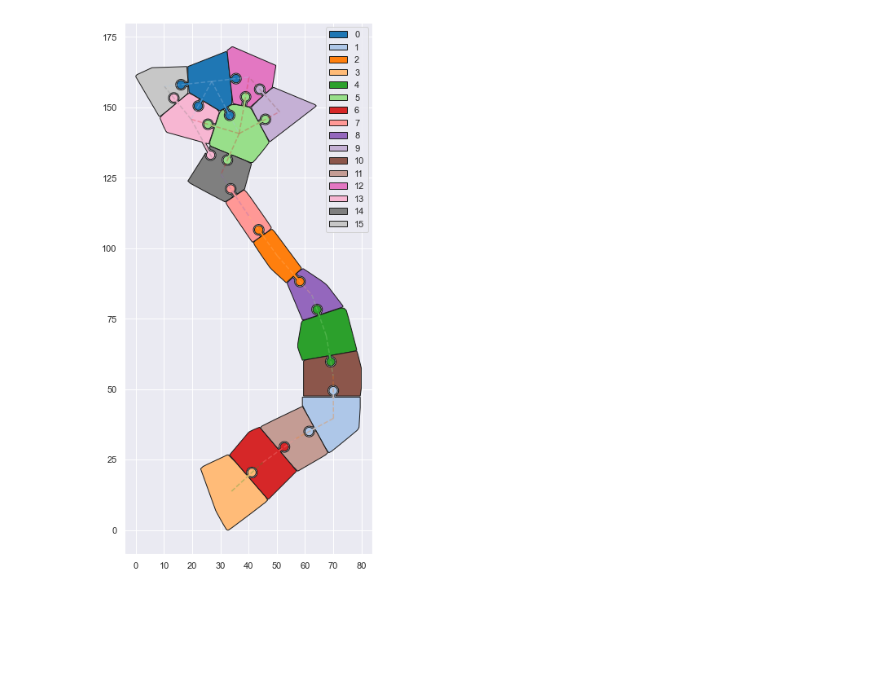
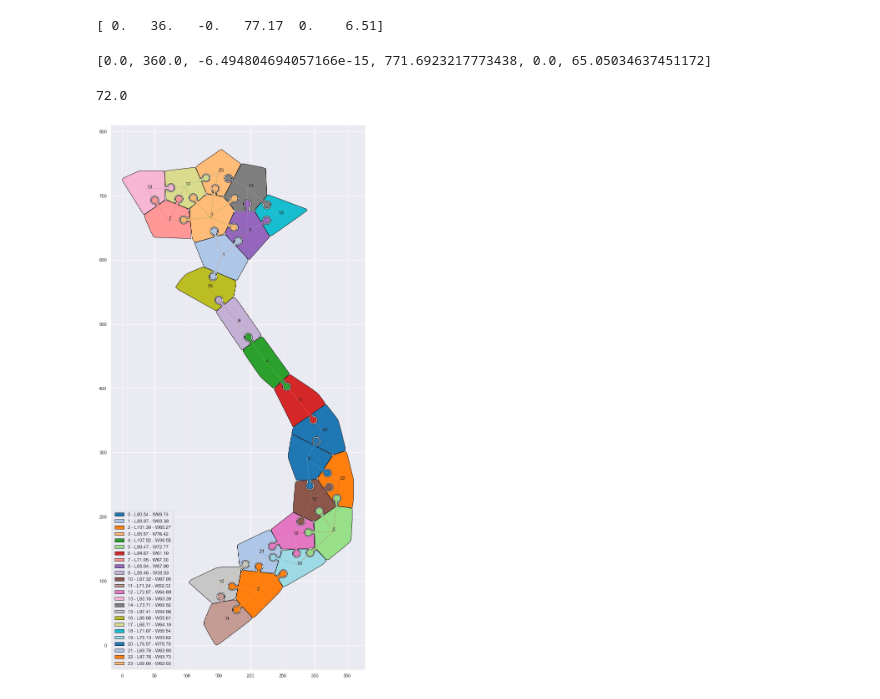
Before and after one commit to nickvazz/Puzzle3D, a Jupyter notebook: FinalPieces.ipynb, the cells around one changed output. Cells and saved outputs as stored; diff of their text form; code cells hidden in the pictures; blank space fills up the shorter version.

```diff
--- a/FinalPieces.ipynb
+++ b/FinalPieces.ipynb
@@ -15,11 +15,18 @@ sns.set()
 # %%
 stl_poly_name = "viet"
 stl_poly_mesh = pv.read('./viet/V2_2_105.75_15.98_tile_1_1.stl')
+stl_poly_mesh.points[:,[0,1,2]] *= 4.5
+
 stl_poly_plane = stl_poly_mesh.project_points_to_plane().points
 stl_poly_edge = stl_poly_mesh.project_points_to_plane().extract_feature_edges().points
 stl_poly_bounds = stl_poly_mesh.bounds
 
-n_pieces = 16
+with np.printoptions(precision=2, suppress=True):
+    print(np.array(stl_poly_mesh.bounds) / 10)
+
+n_pieces = 24
+# %% [output]
+[ 0.   36.   -0.   77.17  0.    6.51]
 # %%
 kmeans = KMeans(n_clusters=n_pieces, random_state=0).fit(stl_poly_plane[:,:2])
 clusters = kmeans.predict(stl_poly_plane[:,:2])
@@ -63,8 +70,8 @@ for idx, p0 in enumerate(pieces):
 for (i, c0),(j,c1) in connected_pieces:
     line = shapely.geometry.LineString([c0, c1])
     near_center_point = line.interpolate(0.65, normalized=True)
-    near_center_point_poly = shapely.geometry.LineString([line.coords[0], near_center_point]).buffer(0.5)
-    near_center_point_buffer = near_center_point.buffer(1.5)
+    near_center_point_poly = shapely.geometry.LineString([line.coords[0], near_center_point]).buffer(2)
+    near_center_point_buffer = near_center_point.buffer(5)
     x, y = near_center_point_buffer.exterior.xy
 
     x.append(x[0])
@@ -73,32 +80,55 @@ for (i, c0),(j,c1) in connected_pieces:
     near_center_point_poly = shapely.ops.cascaded_union([near_center_point_poly, near_center_point_buffer])
 
     pieces[i] = shapely.ops.cascaded_union([pieces[i], near_center_point_poly]).buffer(0)
-    pieces[j] = pieces[j].difference(near_center_point_poly.buffer(0.4))
+    pieces[j] = pieces[j].difference(near_center_point_poly.buffer(1.5))
+# %%
+def get_length_width_of_poly_min_rot_rect(p):
+    box = p.minimum_rotated_rectangle
+    x, y = box.exterior.coords.xy
+    edge_length = (shapely.geometry.Point(x[0], y[0]).distance(shapely.geometry.Point(x[1], y[1])), shapely.geometry.Point(x[1], y[1]).distance(shapely.geometry.Point(x[2], y[2])))
+    length = max(edge_length)
+    width = min(edge_length)
+    return length, width
+# %%
+stl_poly_bounds
+# %% [output]
+[0.0, 360.0, -6.494804694057166e-15, 771.6923217773438, 0.0, 65.05034637451172]
 # %%
-fig, ax = plt.subplots(1, figsize=(16,12))
+import matplotlib as mpl
+dpi = mpl.rcParams['figure.dpi']
+
+print(dpi)
+
+
+fig, ax = plt.subplots(1, figsize=(32,24))
 # ax.scatter(stl_poly_plane[:,0], stl_poly_plane[:,1], c=clusters, alpha=1, s=10)
 # ax.scatter(stl_poly_edge[:,0], stl_poly_edge[:,1], alpha=0.4)
 c = plt.cm.tab20.colors
 for idx, p in enumerate(pieces):
     try:
         x, y = p.exterior.xy
+        length, width = get_length_width_of_poly_min_rot_rect(p)
+        cx, cy = p.centroid.xy
+        plt.text(cx[0], cy[0], f'{idx}')
 #     plt.plot(x,y,lw=3,ls='--', c=c[idx%len(c)])
-        plt.fill(x,y, c=c[idx%len(c)], label=f'{idx}', edgecolor='k')
+        plt.fill(x,y, c=c[idx%len(c)], label=f'{idx} - L{length:.2f} - W{width:.2f}', edgecolor='k')
     except:
         print(idx, 'multipoly')
         for m in p:
             x, y = m.exterior.xy
             plt.fill(x,y, c=c[idx%len(c)], label=f'{idx}', edgecolor='k')
 
 for idx, (c0, c1) in enumerate(connected_pieces):
     i,(x0,y0) = c0
     j,(x1,y1) = c1
     plt.plot([x0,x1], [y0,y1], ls='--', c=c[(i+1)%len(c)], alpha=0.3)
 
 
 
 plt.legend()
 plt.gca().set_aspect('equal', adjustable='box')
+
 plt.show()
 # %% [output]
+72.0
-[figure, old version]
+[figure, new version]
```
Also changed, not shown: parts of 3 cells of this notebook.
